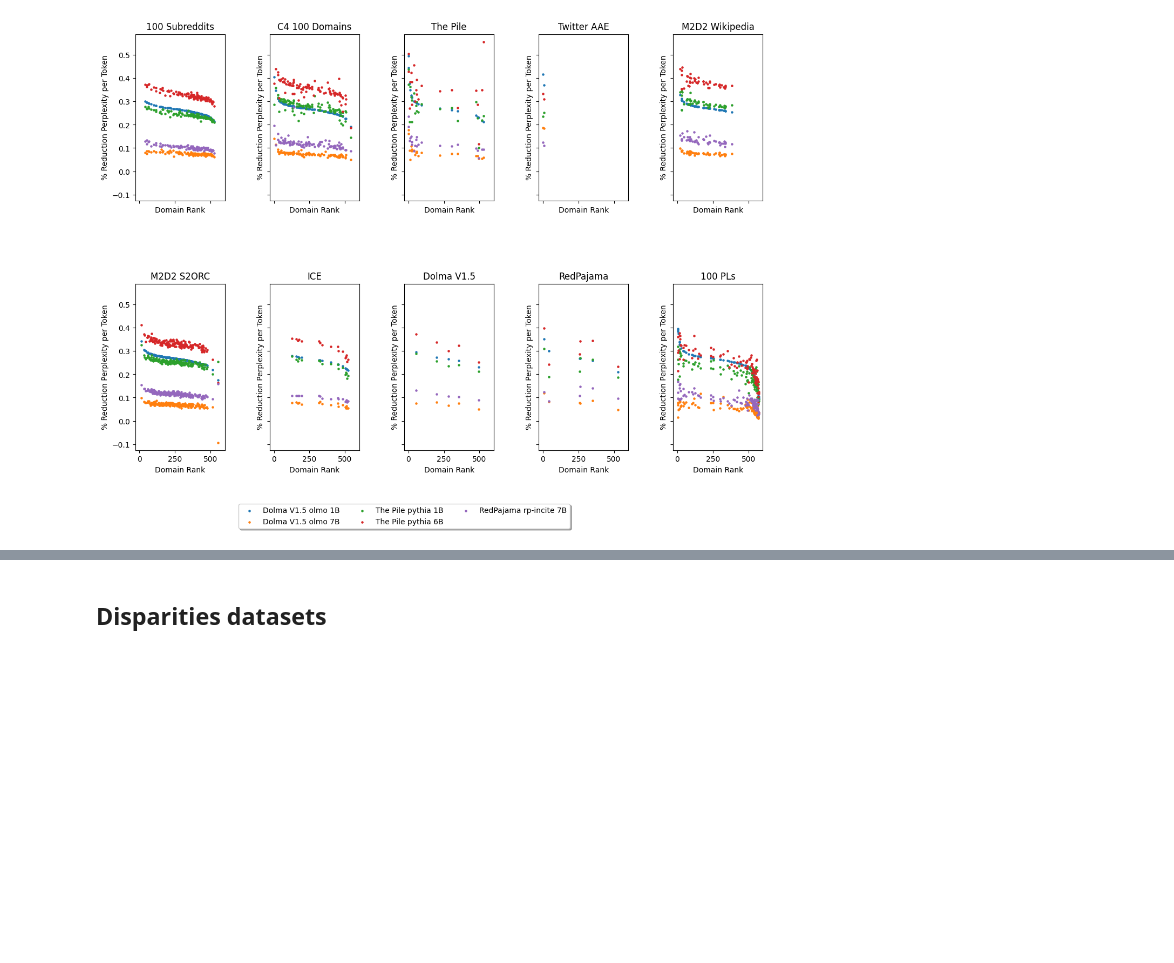
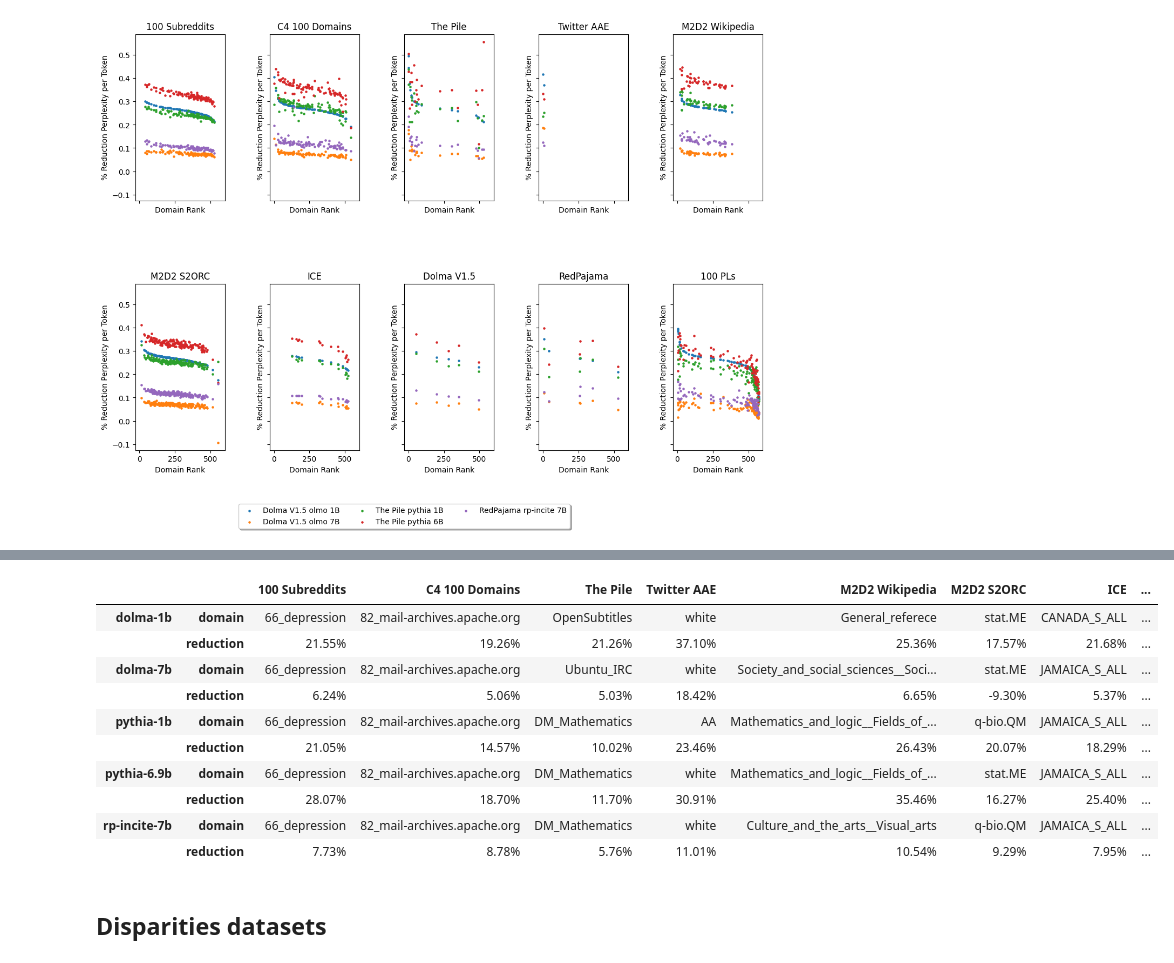
Before and after one commit to allenai/OLMo-Eval, a Jupyter notebook: notebooks/perplexity_suite_paper_visualizations.ipynb.ipynb, the cells around one changed output, grey strips where cells are left out. Saved outputs shown, nothing was run; the diff lists cells and outputs as text; code cells hidden in the pictures; blank space fills up the shorter version.

```diff
--- a/notebooks/perplexity_suite_paper_visualizations.ipynb.ipynb
+++ b/notebooks/perplexity_suite_paper_visualizations.ipynb.ipynb
@@ -1116,3 +1171,21 @@ axs[-1][0].legend(loc='upper center', bbox_to_anchor=(3, -0.3),
+# %%
+least_improved_domains_df = make_multi_index_df_from_dict(least_improved_domains, ['domain', 'reduction']).T
+columns = least_improved_domains_df.columns
+least_improved_domains_df[columns[:len(columns)//2-1]].to_latex(os.path.join(TABLES_DIR, 'least_improved_domains_part1.tex'), escape=True)
+least_improved_domains_df[columns[len(columns)//2-1:]].to_latex(os.path.join(TABLES_DIR, 'least_improved_domains_part2.tex'), escape=True)
+least_improved_domains_df
+# %% [output]
+|  |  | 100 Subreddits | C4 100 Domains | The Pile | Twitter AAE | M2D2 Wikipedia | M2D2 S2ORC | ICE | ... |
+| dolma-1b | domain | 66_depression | 82_mail-archives.apache.org | OpenSubtitles | white | General_referece | stat.ME | CANADA_S_ALL | ... |
+|  | reduction | 21.55% | 19.26% | 21.26% | 37.10% | 25.36% | 17.57% | 21.68% | ... |
+| dolma-7b | domain | 66_depression | 82_mail-archives.apache.org | Ubuntu_IRC | white | Society_and_social_sciences__Soci... | stat.ME | JAMAICA_S_ALL | ... |
+|  | reduction | 6.24% | 5.06% | 5.03% | 18.42% | 6.65% | -9.30% | 5.37% | ... |
+| pythia-1b | domain | 66_depression | 82_mail-archives.apache.org | DM_Mathematics | AA | Mathematics_and_logic__Fields_of_... | q-bio.QM | JAMAICA_S_ALL | ... |
+|  | reduction | 21.05% | 14.57% | 10.02% | 23.46% | 26.43% | 20.07% | 18.29% | ... |
+| pythia-6.9b | domain | 66_depression | 82_mail-archives.apache.org | DM_Mathematics | white | Mathematics_and_logic__Fields_of_... | stat.ME | JAMAICA_S_ALL | ... |
+|  | reduction | 28.07% | 18.70% | 11.70% | 30.91% | 35.46% | 16.27% | 25.40% | ... |
+| rp-incite-7b | domain | 66_depression | 82_mail-archives.apache.org | DM_Mathematics | white | Culture_and_the_arts__Visual_arts | q-bio.QM | JAMAICA_S_ALL | ... |
+|  | reduction | 7.73% | 8.78% | 5.76% | 11.01% | 10.54% | 9.29% | 7.95% | ... |
 # %% [markdown]
 ## Disparities datasets
 # %%
```
Also changed, not shown: parts of 3 cells of this notebook.
